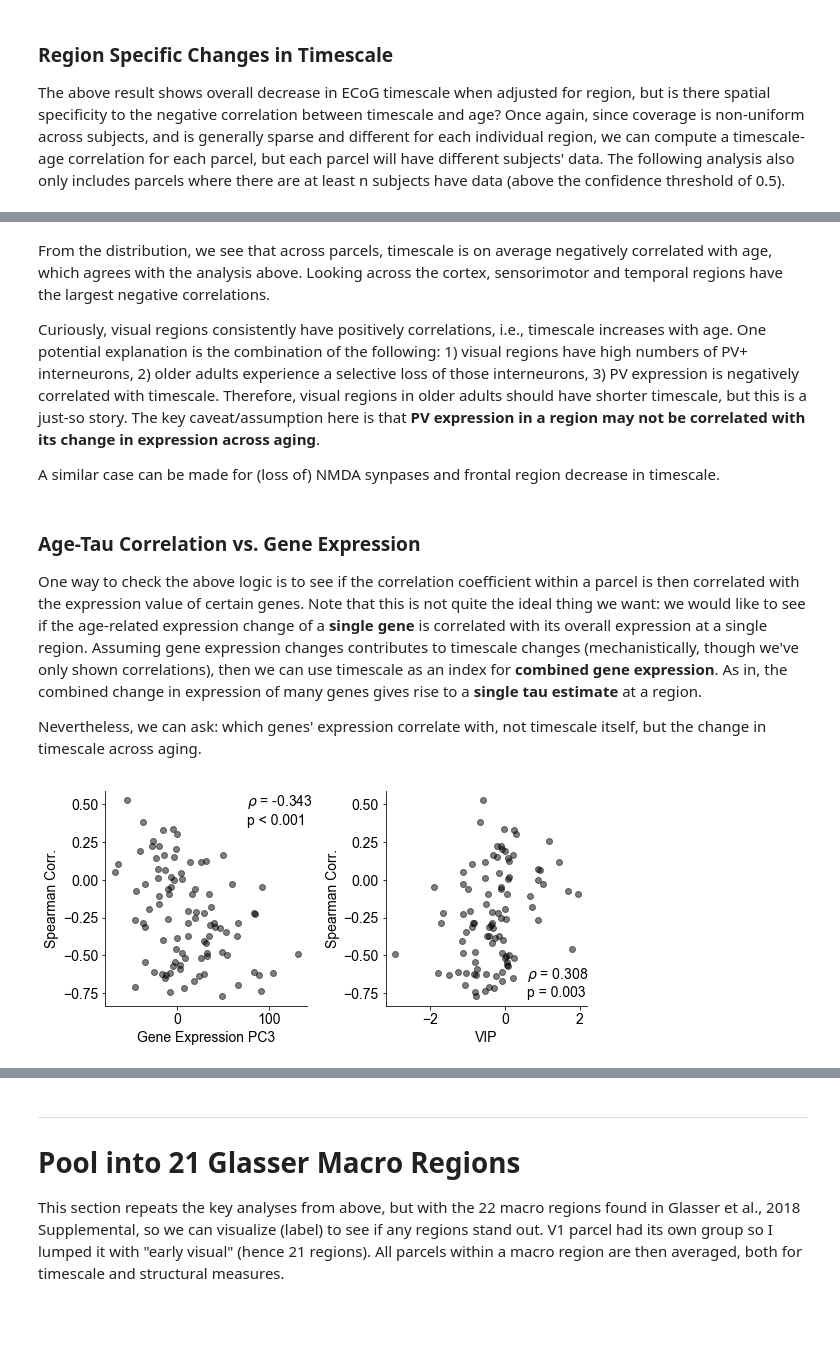
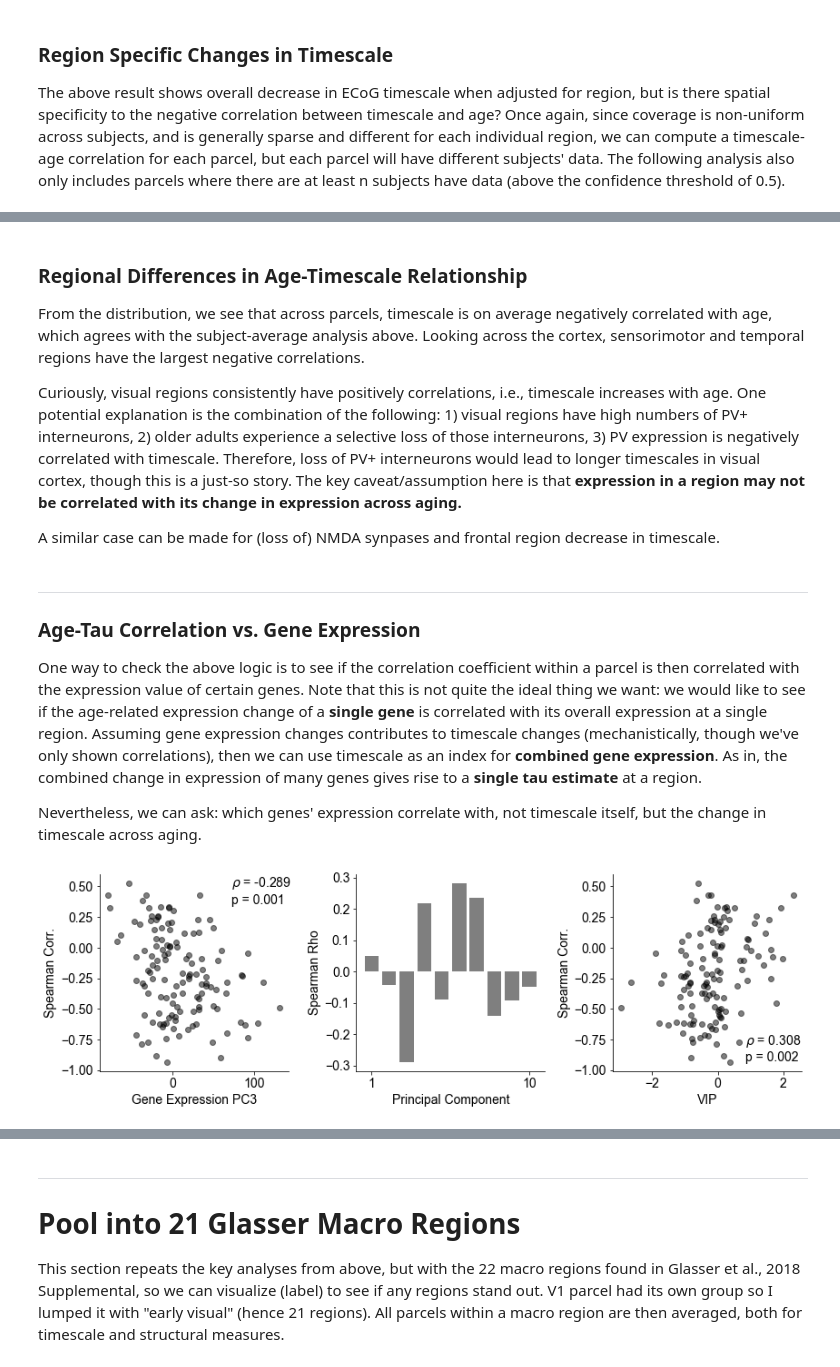
Before and after one commit to rdgao/field-echos, a Jupyter notebook: notebooks/3_viz_human_MMP.ipynb, the cells around one changed output, grey strips where cells are left out. Drawn from its saved outputs; the diff is of its cells as text; code cells hidden in the pictures; blank space fills up the shorter version.

```diff
--- a/notebooks/3_viz_human_MMP.ipynb
+++ b/notebooks/3_viz_human_MMP.ipynb
@@ -506,7 +512,7 @@ The above result shows overall decrease in ECoG timescale when adjusted for regi
 # %%
 # FREE PARAMETER TO JIGGLE!
 # minimum number of subjects that passed threshold in a parcel to include parcel
-min_subjs = 8
+min_subjs = 5
 # FREE PARAMETER TO JIGGLE!
 
 # for each parcel, record the number of subjects included, and the spearman rho and p-value
@@ -551,41 +553,51 @@ colormap sequential: [-7.50e-01, 0.00e+00, 7.50e-01] (opaque)
 # %% [markdown]
-From the distribution, we see that across parcels, timescale is on average negatively correlated with age, which agrees with the analysis above. Looking across the cortex, sensorimotor and temporal regions have the largest negative correlations.
+### Regional Differences in Age-Timescale Relationship
+From the distribution, we see that across parcels, timescale is on average negatively correlated with age, which agrees with the subject-average analysis above. Looking across the cortex, sensorimotor and temporal regions have the largest negative correlations.
 
-Curiously, visual regions consistently have positively correlations, i.e., timescale increases with age. One potential explanation is the combination of the following: 1) visual regions have high numbers of PV+ interneurons, 2) older adults experience a selective loss of those interneurons, 3) PV expression is negatively correlated with timescale. Therefore, visual regions in older adults should have shorter timescale, but this is a just-so story. The key caveat/assumption here is that **PV expression in a region may not be correlated with its change in expression across aging**.
+Curiously, visual regions consistently have positively correlations, i.e., timescale increases with age. One potential explanation is the combination of the following: 1) visual regions have high numbers of PV+ interneurons, 2) older adults experience a selective loss of those interneurons, 3) PV expression is negatively correlated with timescale. Therefore, loss of PV+ interneurons would lead to longer timescales in visual cortex, though this is a just-so story. The key caveat/assumption here is that **expression in a region may not be correlated with its change in expression across aging.**
 
 A similar case can be made for (loss of) NMDA synpases and frontal region decrease in timescale.
 # %% [markdown]
+---
 ### Age-Tau Correlation vs. Gene Expression
 One way to check the above logic is to see if the correlation coefficient within a parcel is then correlated with the expression value of certain genes. Note that this is not quite the ideal thing we want: we would like to see if the age-related expression change of a __single gene__ is correlated with its overall expression at a single region. Assuming gene expression changes contributes to timescale changes (mechanistically, though we've only shown correlations), then we can use timescale as an index for __combined gene expression__. As in, the combined change in expression of many genes gives rise to a __single tau estimate__ at a region.
 
 Nevertheless, we can ask: which genes' expression correlate with, not timescale itself, but the change in timescale across aging.
 # %%
 # gene expression vs. tau-age correlation within parcel
-plt.figure(figsize=(8,4))
+plt.figure(figsize=(12,4))
 
 # age-timescale correlation vs. gene expression PCA
 x = gene_grad[:,2]
 y = parcel_corr.values
 rho, pv_est, pv, _ = echo_utils.perm_spearman(x,y,1000)
 s = echo_utils.sig_str(rho, pv, form='text')
-plt.subplot(1,2,1)
+plt.subplot(1,3,1)
 plt.plot(x, y, 'ok', alpha=0.5)
 plt.xlabel('Gene Expression PC3'); plt.ylabel('Spearman Corr.'); despine()
 plt.annotate(s, xy=(0.7, 0.85), xycoords='axes fraction');
+
+# correlation between PCs and age-tau correlation map
+plt.subplot(1,3,2)
+all_pc_rhos = np.array([echo_utils.perm_spearman(x, y, 1000, 'shuffle')[0] for x in gene_grad.T])
+plt.bar(range(1,n_pcs+1), all_pc_rhos, fc='k', alpha=0.5)
+plt.xticks([1, 10], ['1', '10']);
+plt.xlabel('Principal Component'); plt.ylabel('Spearman Rho'); despine();
+plt.tight_layout()
+
 
 # age-time scale correlation vs. a single gene
 struct_feat = 'VIP'
 x = df_struct[struct_feat].values
 y = parcel_corr.values
 rho, pv_est, pv, _ = echo_utils.perm_spearman(x,y,1000)
 s = echo_utils.sig_str(rho, pv, form='text')
 
-plt.subplot(1,2,2)
+plt.subplot(1,3,3)
 plt.plot(x, y, 'ok', alpha=0.5)
 plt.xlabel(struct_feat); plt.ylabel('Spearman Corr.'); despine()
 plt.annotate(s, xy=(0.7, 0.05), xycoords='axes fraction');
-plt.tight_layout()
 
 plt.savefig(fig_path[:-4]%('mmp_parcel_agecorr_meta_%i'%(d_query)), bbox_inches='tight')
 # %% [output]
-[figure, old version]
+[figure, new version]
```
Also changed, not shown: parts of 20 cells of this notebook, 8 other files.
